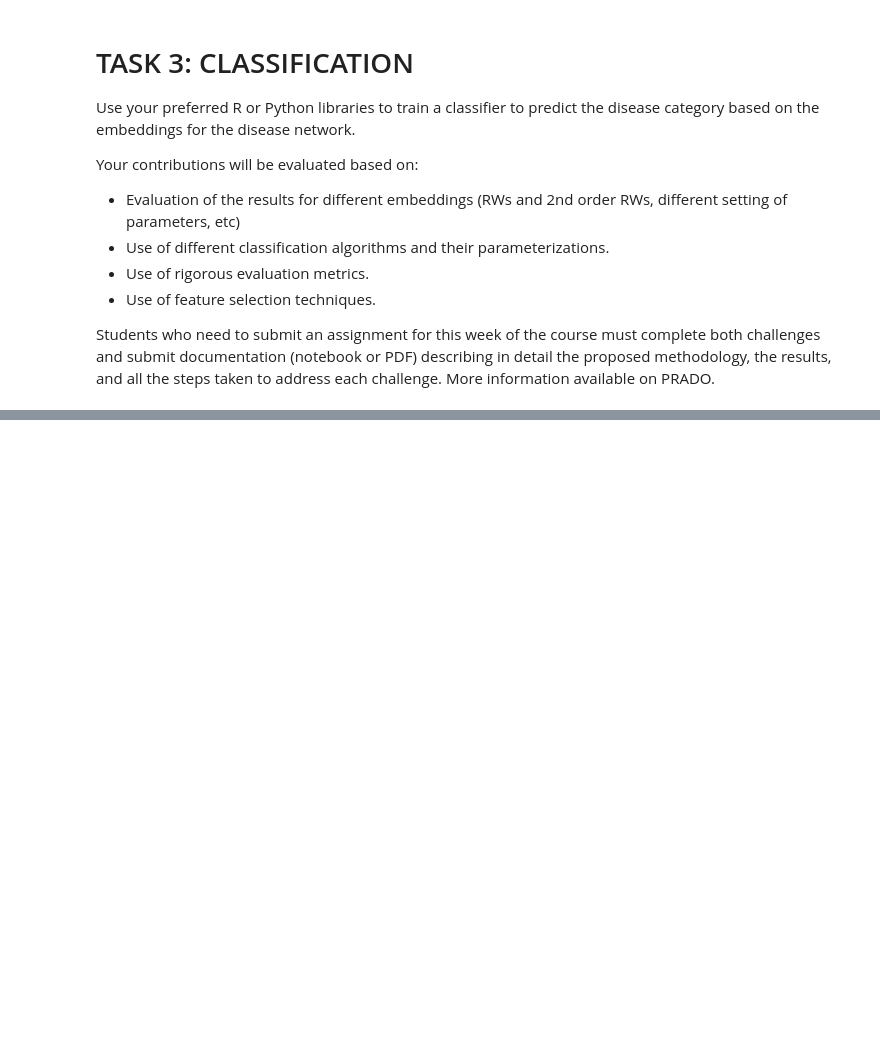
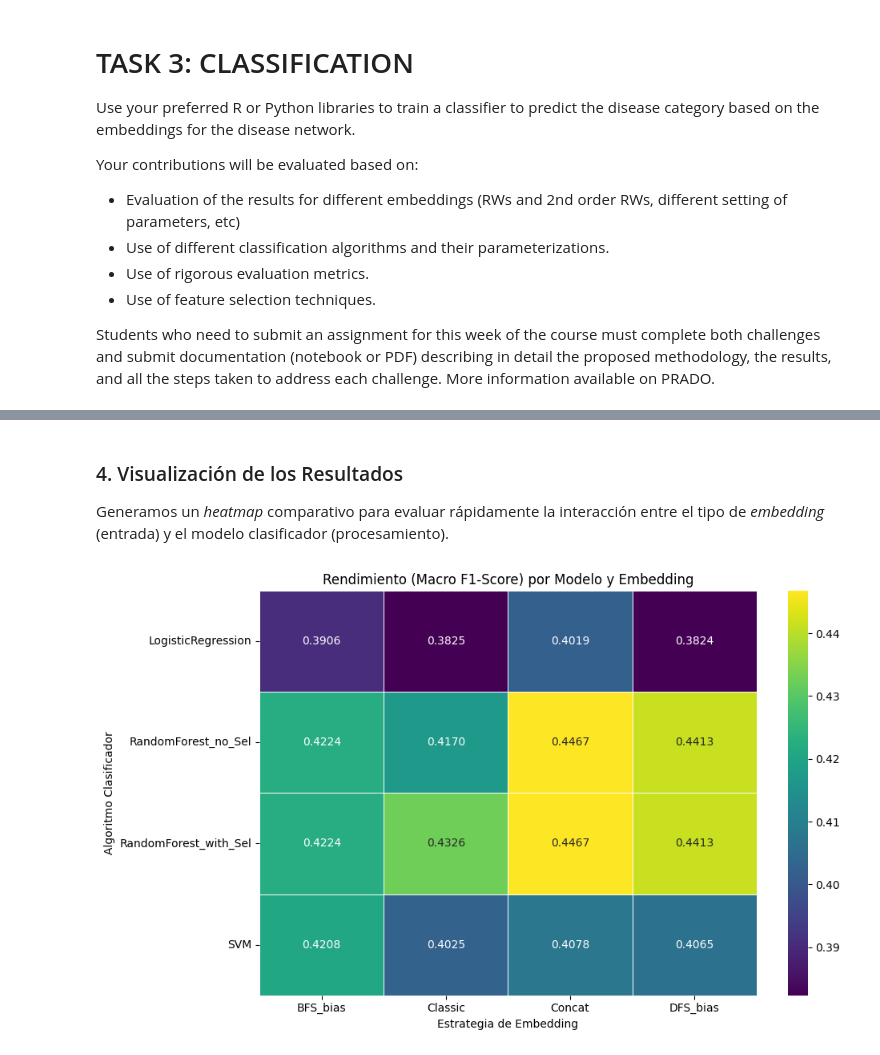
Before and after one commit to pcaleyas/GRL-HumanDiseaseNetwork, a Jupyter notebook: GRLredes.ipynb, the cells around one changed output, grey strips where cells are left out. Cells and saved outputs as stored; diff of their text form; code cells hidden in the pictures; blank space fills up the shorter version.

```diff
--- a/GRLredes.ipynb
+++ b/GRLredes.ipynb
@@ -566,0 +687,23 @@ Students who need to submit an assignment for this week of the course must compl
+# %%
+all_classification_results = {}
+for name, X_data in embeddings_filtered.items():
+    all_classification_results[name] = evaluate_embeddings_classification(X_data, y_encoded, name)
+
+# Formateamos los resultados en un DataFrame para su análisis tabular
+summary_records = []
+for emb_name, models_res in all_classification_results.items():
+    for model_name, metrics in models_res.items():
+        summary_records.append({
+            'Embedding': emb_name,
+            'Model': model_name,
+            'Macro_F1': metrics['CV_Macro_F1'],
+            'Weighted_F1': metrics['CV_Weighted_F1'],
+            'Balanced_Acc': metrics['CV_Balanced_Accuracy'],
+            'Best_Params': str(metrics['Best_Params'])
+        })
+
+df_classification_summary = pd.DataFrame(summary_records)
+df_classification_summary = df_classification_summary.sort_values(by='Macro_F1', ascending=False)
+
+print("\n=== RESUMEN GLOBAL DE CLASIFICACIÓN (TASK 3) ===")
+df_classification_summary.head(10)
@@ -566,0 +739,16 @@ Students who need to submit an assignment for this week of the course must compl
+# %% [markdown]
+### 4. Visualización de los Resultados
+
+Generamos un *heatmap* comparativo para evaluar rápidamente la interacción entre el tipo de *embedding* (entrada) y el modelo clasificador (procesamiento).
+# %%
+pivot_f1 = df_classification_summary.pivot(index='Model', columns='Embedding', values='Macro_F1')
+
+plt.figure(figsize=(10, 6))
+sns.heatmap(pivot_f1, annot=True, cmap='viridis', fmt=".4f", linewidths=.5)
+plt.title('Rendimiento (Macro F1-Score) por Modelo y Embedding')
+plt.xlabel('Estrategia de Embedding')
+plt.ylabel('Algoritmo Clasificador')
+plt.tight_layout()
+plt.show()
+# %% [output]
+[figure, added]
```
Also changed, not shown: parts of 23 cells of this notebook, 2 other files.
